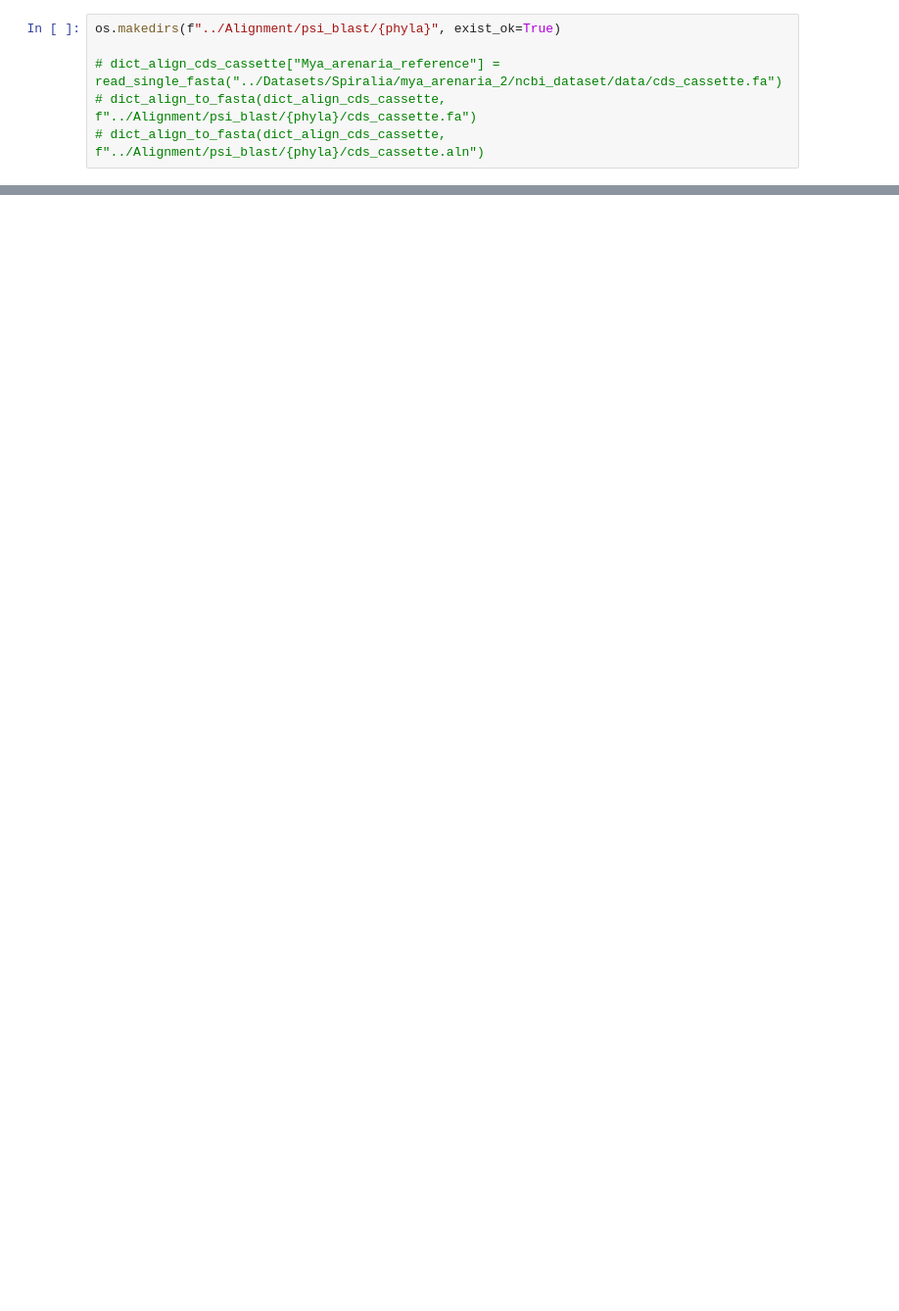
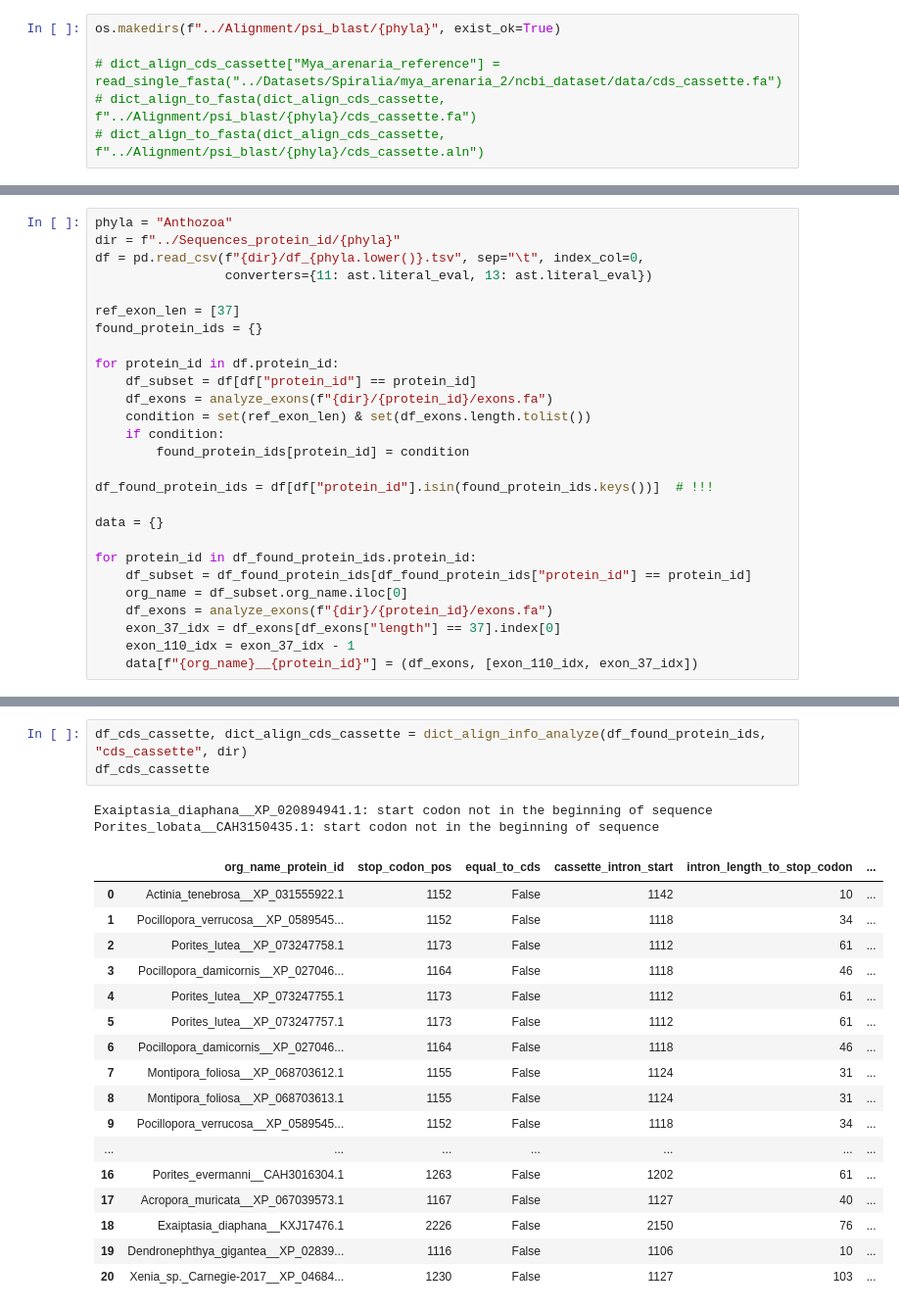
Before and after one commit to ArtemVaska/Diploma, a Jupyter notebook: Scripts/psi_blast_protostomia.ipynb, the cells around one changed output, grey strips where cells are left out. Shown at 98% size. Drawn from its saved outputs; the diff is of its cells as text; blank space fills up the shorter version.

```diff
--- a/Scripts/psi_blast_protostomia.ipynb
+++ b/Scripts/psi_blast_protostomia.ipynb
@@ -206,0 +522,27 @@ os.makedirs(f"../Alignment/psi_blast/{phyla}", exist_ok=True)
+# %%
+phyla = "Anthozoa"
+dir = f"../Sequences_protein_id/{phyla}"
+df = pd.read_csv(f"{dir}/df_{phyla.lower()}.tsv", sep="\t", index_col=0,
+                 converters={11: ast.literal_eval, 13: ast.literal_eval})
+
+ref_exon_len = [37]
+found_protein_ids = {}
+
+for protein_id in df.protein_id:
+    df_subset = df[df["protein_id"] == protein_id]
+    df_exons = analyze_exons(f"{dir}/{protein_id}/exons.fa")
+    condition = set(ref_exon_len) & set(df_exons.length.tolist())
+    if condition:
+        found_protein_ids[protein_id] = condition
+
+df_found_protein_ids = df[df["protein_id"].isin(found_protein_ids.keys())]  # !!!
+
+data = {}
+
+for protein_id in df_found_protein_ids.protein_id:
+    df_subset = df_found_protein_ids[df_found_protein_ids["protein_id"] == protein_id]
+    org_name = df_subset.org_name.iloc[0]
+    df_exons = analyze_exons(f"{dir}/{protein_id}/exons.fa")
+    exon_37_idx = df_exons[df_exons["length"] == 37].index[0]
+    exon_110_idx = exon_37_idx - 1
+    data[f"{org_name}__{protein_id}"] = (df_exons, [exon_110_idx, exon_37_idx])
@@ -206,0 +558,23 @@ os.makedirs(f"../Alignment/psi_blast/{phyla}", exist_ok=True)
+# %%
+df_cds_cassette, dict_align_cds_cassette = dict_align_info_analyze(df_found_protein_ids, "cds_cassette", dir)
+df_cds_cassette
+# %% [output]
+Exaiptasia_diaphana__XP_020894941.1: start codon not in the beginning of sequence
+Porites_lobata__CAH3150435.1: start codon not in the beginning of sequence
+|  | org_name_protein_id | stop_codon_pos | equal_to_cds | cassette_intron_start | intron_length_to_stop_codon | ... |
+| 0 | Actinia_tenebrosa__XP_031555922.1 | 1152 | False | 1142 | 10 | ... |
+| 1 | Pocillopora_verrucosa__XP_0589545... | 1152 | False | 1118 | 34 | ... |
+| 2 | Porites_lutea__XP_073247758.1 | 1173 | False | 1112 | 61 | ... |
+| 3 | Pocillopora_damicornis__XP_027046... | 1164 | False | 1118 | 46 | ... |
+| 4 | Porites_lutea__XP_073247755.1 | 1173 | False | 1112 | 61 | ... |
+| 5 | Porites_lutea__XP_073247757.1 | 1173 | False | 1112 | 61 | ... |
+| 6 | Pocillopora_damicornis__XP_027046... | 1164 | False | 1118 | 46 | ... |
+| 7 | Montipora_foliosa__XP_068703612.1 | 1155 | False | 1124 | 31 | ... |
+| 8 | Montipora_foliosa__XP_068703613.1 | 1155 | False | 1124 | 31 | ... |
+| 9 | Pocillopora_verrucosa__XP_0589545... | 1152 | False | 1118 | 34 | ... |
+| ... | ... | ... | ... | ... | ... | ... |
+| 16 | Porites_evermanni__CAH3016304.1 | 1263 | False | 1202 | 61 | ... |
+| 17 | Acropora_muricata__XP_067039573.1 | 1167 | False | 1127 | 40 | ... |
+| 18 | Exaiptasia_diaphana__KXJ17476.1 | 2226 | False | 2150 | 76 | ... |
+| 19 | Dendronephthya_gigantea__XP_02839... | 1116 | False | 1106 | 10 | ... |
+| 20 | Xenia_sp._Carnegie-2017__XP_04684... | 1230 | False | 1127 | 103 | ... |
```
Also changed, not shown: parts of 50 cells of this notebook.
